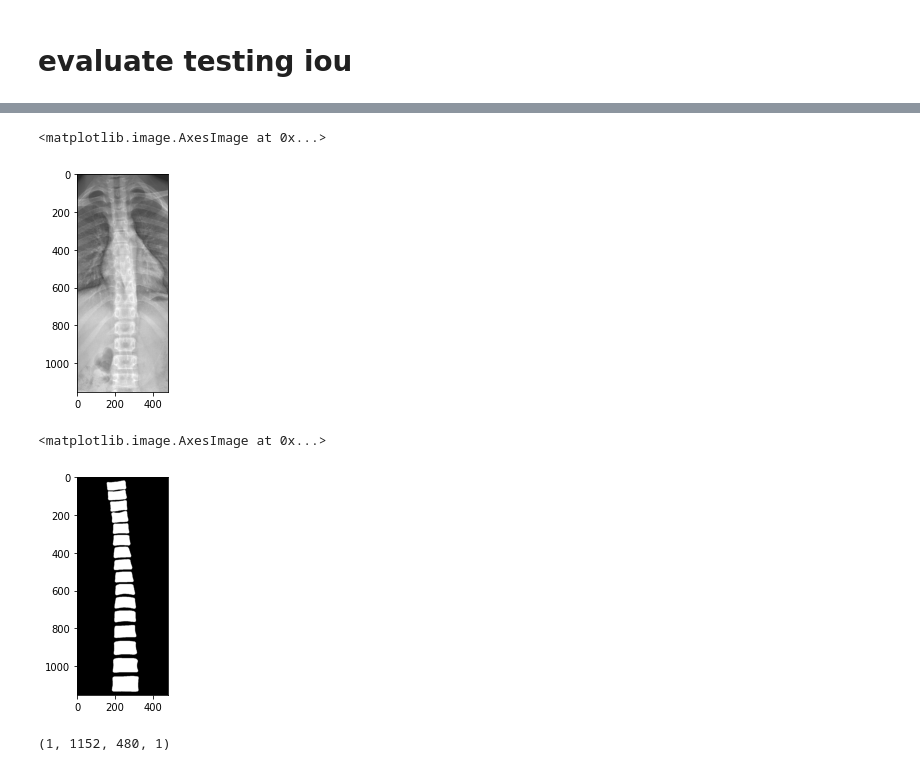
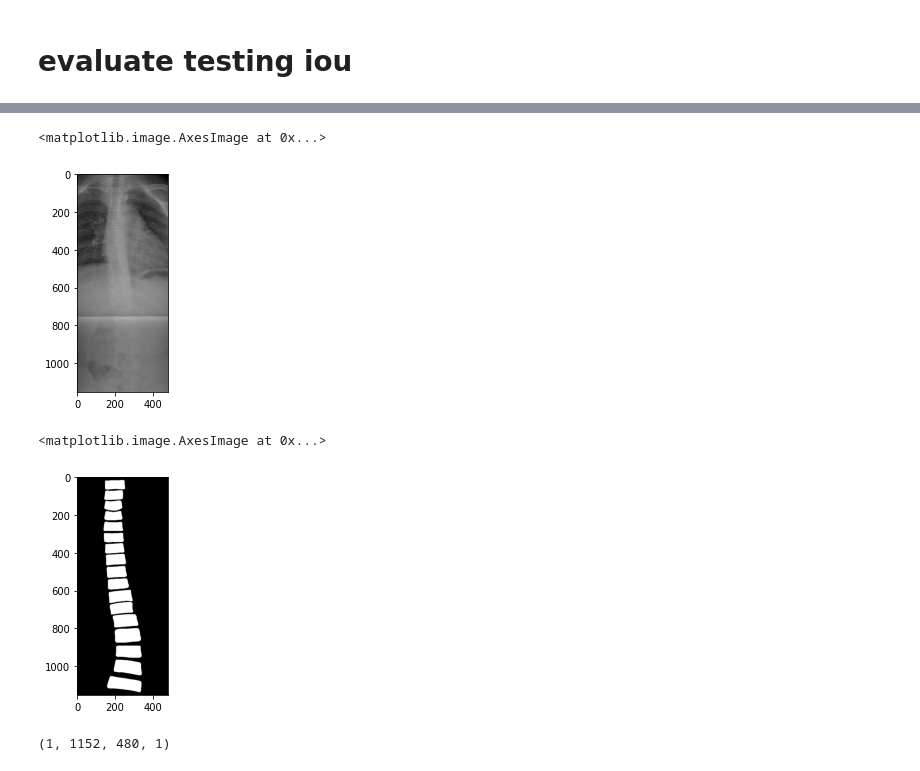
Before and after one commit to jefffang19/cv_hw, a Jupyter notebook: cvHW.ipynb, the cells around one changed output, grey strips where cells are left out. Drawn from its saved outputs; the diff is of its cells as text; code cells hidden in the pictures.

```diff
--- a/cvHW.ipynb
+++ b/cvHW.ipynb
@@ -746,11 +768,11 @@ image 19:
 # %%
-plt.imshow(images[9])
+plt.imshow(images[1])
 # %% [output]
 <matplotlib.image.AxesImage at 0x...>
-[figure, old version]
+[figure, new version]
 # %%
-plt.imshow(labels[9])
+plt.imshow(labels[1])
 # %% [output]
 <matplotlib.image.AxesImage at 0x...>
-[figure, old version]
+[figure, new version]
 # %%
```
Also changed, not shown: parts of 25 cells of this notebook.
